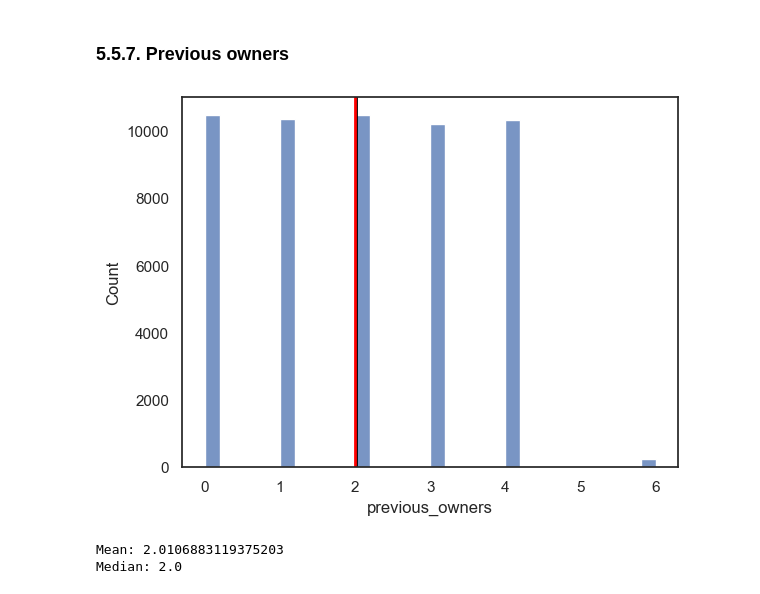
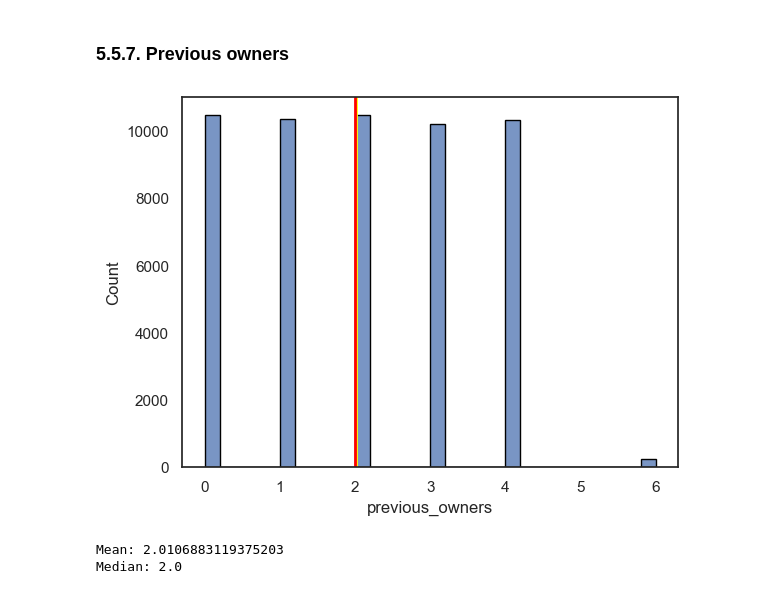
Before and after one commit to TheFriendlyTwin/Group14-Cars4You-Project, a Jupyter notebook: todo_28.10.ipynb, the cells around one changed output. Saved outputs shown, nothing was run; the diff lists cells and outputs as text; code cells hidden in the pictures.

```diff
--- a/todo_28.10.ipynb
+++ b/todo_28.10.ipynb
@@ -1299,14 +1300,14 @@ median_previous_owners = medians.previous_owners
 # %%
 fig, ax = plt.subplots()
 
-sns.histplot(previous_owners, bins=30)
+sns.histplot(previous_owners, bins=30, edgecolor='black')
 
-ax.axvline(mean_previous_owners, color='black', linewidth=2)
+ax.axvline(mean_previous_owners, color='yellow', linewidth=2)
 ax.axvline(median_previous_owners, color='red', linewidth=2)
 
 plt.show()
 # %% [output]
-[figure, old version]
+[figure, new version]
 # %%
 print(f'Mean: {mean_previous_owners} \nMedian: {median_previous_owners}')
 # %% [output]
```
Also changed, not shown: parts of 29 cells of this notebook.
